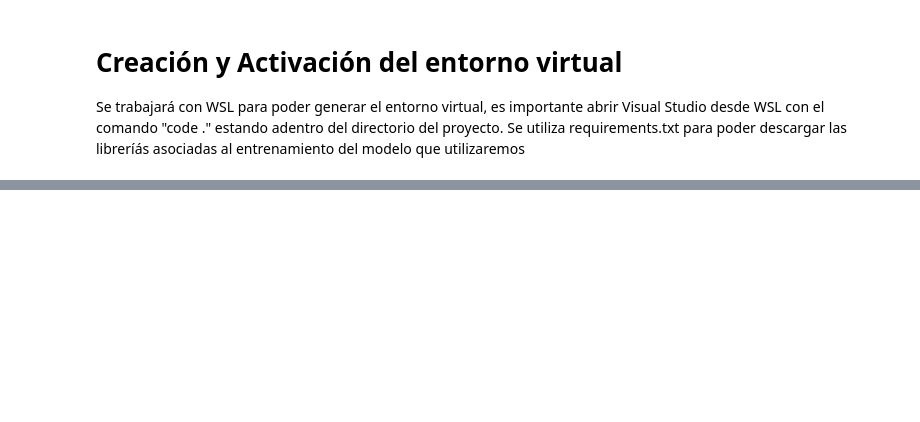
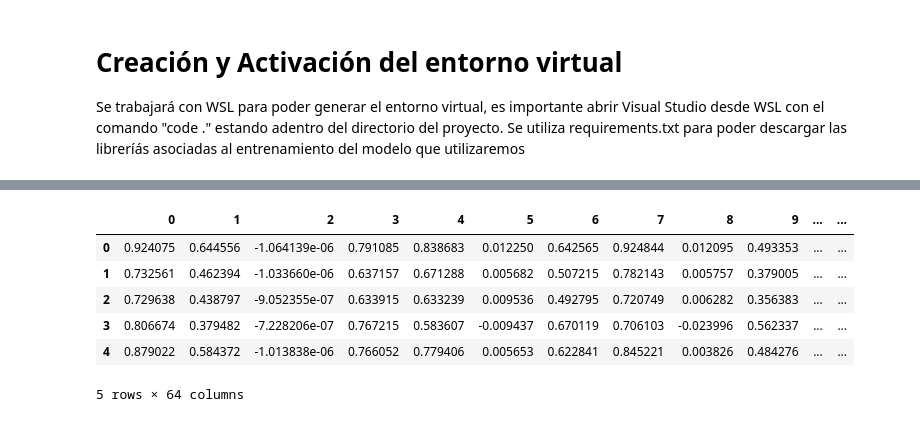
Before and after one commit to JustGerman/RockPaperScissor-NN-DL, a Jupyter notebook: proyecto.ipynb, the cells around one changed output, grey strips where cells are left out. Cells and saved outputs as stored; diff of their text form; code cells hidden in the pictures; blank space fills up the shorter version.

```diff
--- a/proyecto.ipynb
+++ b/proyecto.ipynb
@@ -52,0 +294,13 @@ Requirement already satisfied: pure-eval in ./.venv/lib/python3.12/site-packages
+# %%
+import pandas as pd
+
+df = pd.read_csv("dataset_landmarks.csv")
+df.head()
+# %% [output]
+|  | 0 | 1 | 2 | 3 | 4 | 5 | 6 | 7 | 8 | 9 | ... | ... |
+| 0 | 0.924075 | 0.644556 | -1.064139e-06 | 0.791085 | 0.838683 | 0.012250 | 0.642565 | 0.924844 | 0.012095 | 0.493353 | ... | ... |
+| 1 | 0.732561 | 0.462394 | -1.033660e-06 | 0.637157 | 0.671288 | 0.005682 | 0.507215 | 0.782143 | 0.005757 | 0.379005 | ... | ... |
+| 2 | 0.729638 | 0.438797 | -9.052355e-07 | 0.633915 | 0.633239 | 0.009536 | 0.492795 | 0.720749 | 0.006282 | 0.356383 | ... | ... |
+| 3 | 0.806674 | 0.379482 | -7.228206e-07 | 0.767215 | 0.583607 | -0.009437 | 0.670119 | 0.706103 | -0.023996 | 0.562337 | ... | ... |
+| 4 | 0.879022 | 0.584372 | -1.013838e-06 | 0.766052 | 0.779406 | 0.005653 | 0.622841 | 0.845221 | 0.003826 | 0.484276 | ... | ... |
+5 rows × 64 columns
```
Also changed, not shown: parts of 18 cells of this notebook.
